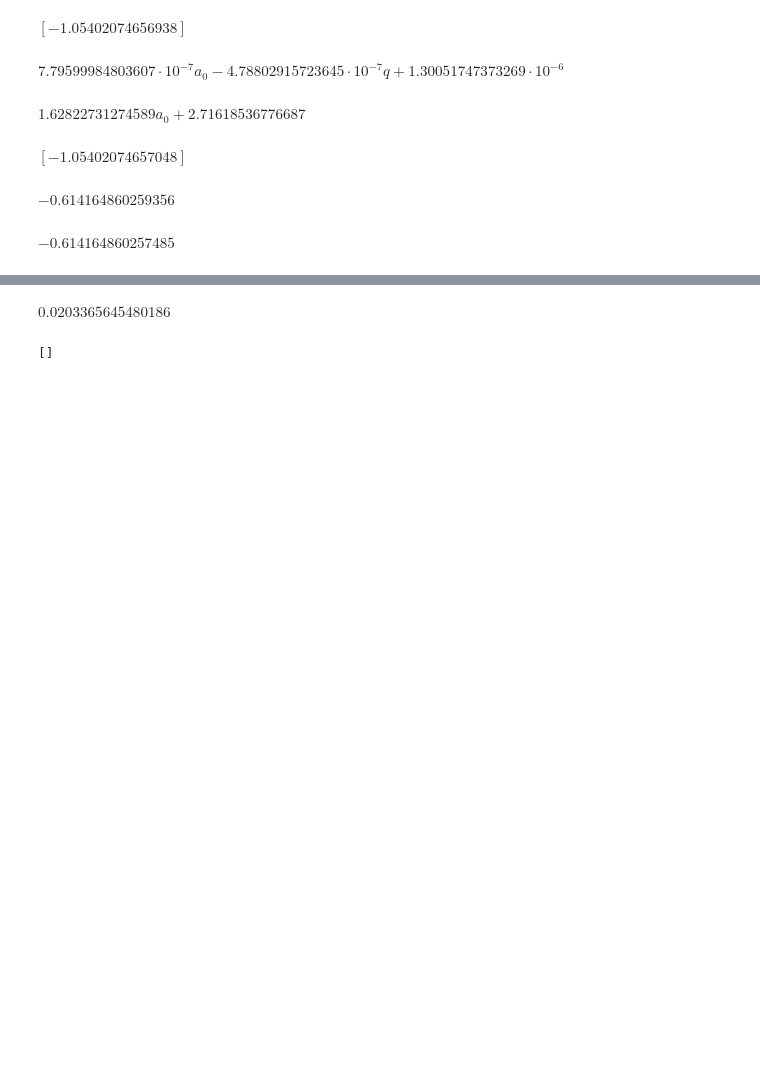
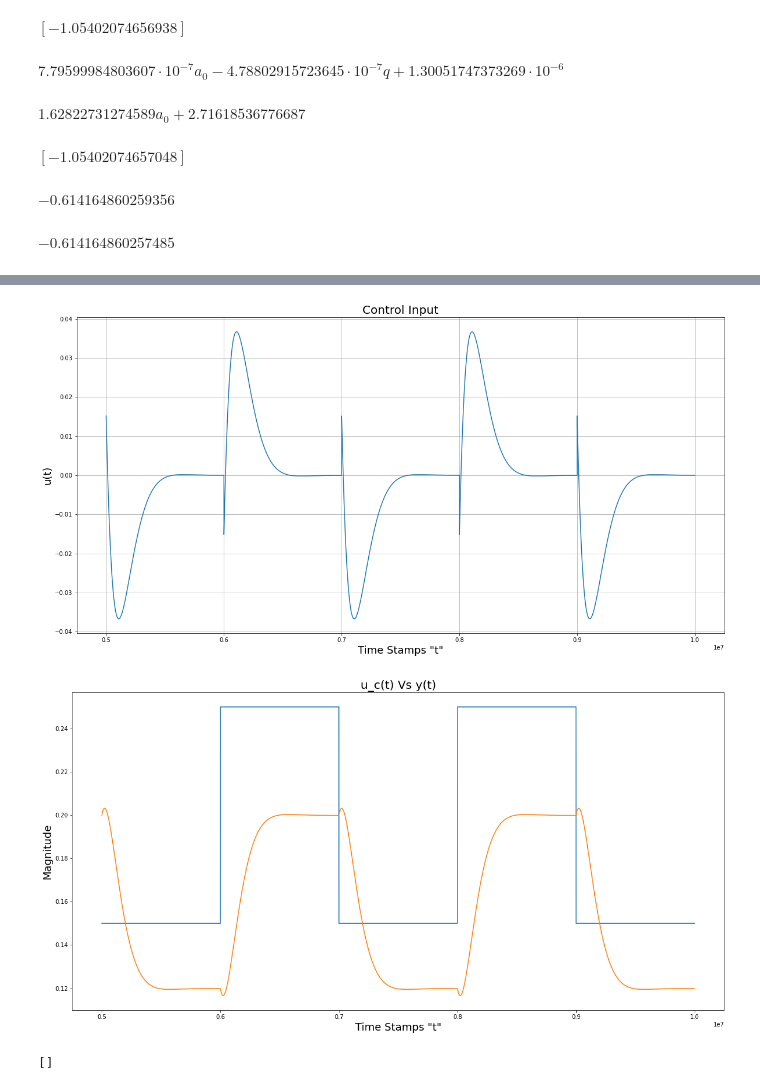
Before and after one commit to derekboase/ELG7113, a Jupyter notebook: system_models/clive_model/clive_model.ipynb, the cells around one changed output, grey strips where cells are left out. Drawn from its saved outputs; the diff is of its cells as text; code cells hidden in the pictures; blank space fills up the shorter version.

```diff
--- a/system_models/clive_model/clive_model.ipynb
+++ b/system_models/clive_model/clive_model.ipynb
@@ -529,7 +531,23 @@ delta air vel min:-0.2999999999999998
 # %%
-b0_val
+plt_rng = -5000000
+# ploting of control sig
+plt.step(t[plt_rng:],u[plt_rng:])
+plt.title('Control Input', fontsize=20)
+plt.ylabel('u(t)', fontsize=18)
+plt.xlabel('Time Stamps "t"', fontsize=18)
+plt.grid()
+plt.show()
+
+# ploting of input vs output
+plt.plot(t[plt_rng:],u_c[plt_rng:])
+plt.plot(t[plt_rng:],y[plt_rng:])
+plt.title('u_c(t) Vs y(t)', fontsize=20)
+plt.ylabel('Magnitude', fontsize=18)
+plt.xlabel('Time Stamps "t"', fontsize=18)
+plt.show()
 # %% [output]
-$\displaystyle 0.0203365645480186$
+[figure, added]
+[figure, added]
 # %%
 out = [idx for idx, value in enumerate(p_res) if (np.isnan(value) == True).any()]
 # p_res[-1][0][0] = 1
```
Also changed, not shown: parts of 2 cells of this notebook.
